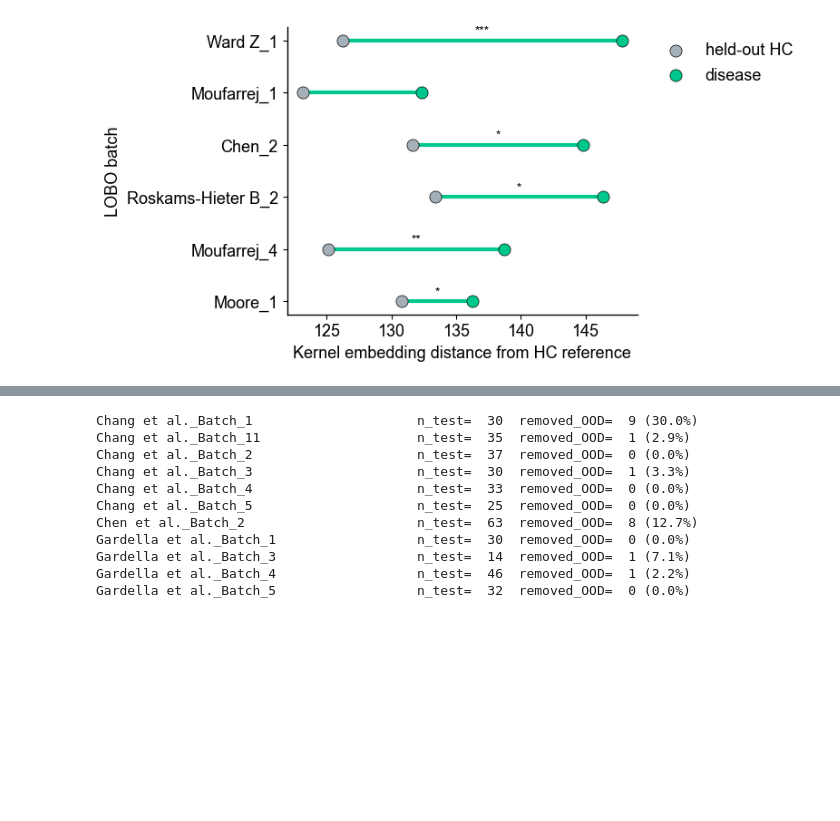
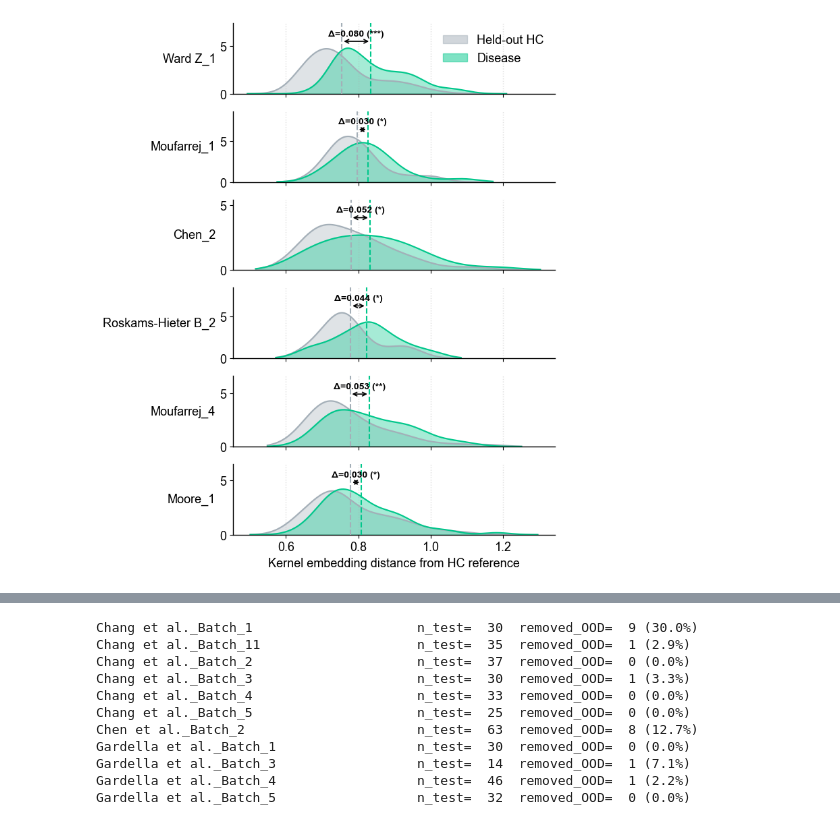
Before and after one commit to jmj3078/cfRNA_Disentaglement, a Jupyter notebook: MixedEffectsModeling/2_lobo_validation.ipynb, the cells around one changed output, grey strips where cells are left out. Drawn from its saved outputs; the diff is of its cells as text; code cells hidden in the pictures; blank space fills up the shorter version.

Commit message:
cv, lobo result debugging

```diff
--- a/MixedEffectsModeling/2_lobo_validation.ipynb
+++ b/MixedEffectsModeling/2_lobo_validation.ipynb
@@ -109,7 +169,8 @@ plot_mmd_direction(df_raw, FIG / 'mmd_direction.png')
 # %%
-# 2. SHASH-corrected MMD summary -- each gene's already-fit SHASH transform (cv_stats.csv)
-# applied to both the LOBO Z and the CV-reference centroid before the comparison
+# 2. SHASH-corrected MMD summary -- leave-one-batch-out per-gene SHASH (lobo_mmd.loo_shash_params,
+# fit on held-out HC from every OTHER batch) applied to the LOBO Z before comparing
 df_shash = lobo_mmd.mmd_summary_cached(force=False, shash=True)
+raw_shash = lobo_mmd.mmd_raw_cached(force=False, shash=True)
 print(df_shash.to_string(index=False))
 
 n_sig_shash = int(((df_shash['perm_p'] < 0.05) & df_shash['disease_farther']).sum())
@@ -127,10 +188,10 @@ Roskams-Hieter B et al._Batch_2    27     58 0.009380 0.049950   133.390350    1
 4/6 batches: MMD significant (p<0.05) AND disease farther from the in-fold HC reference than the held-out-HC noise floor. (SHASH-corrected)
 # %%
 # 3. SHASH-corrected MMD plots
-plot_mmd_bar(df_shash, FIG / 'mmd_bar_shash.png')
-plot_mmd_direction(df_shash, FIG / 'mmd_direction_shash.png')
+plot_mmd_bar(df_shash, raw_shash, FIG / 'mmd_bar_shash.png')
+plot_mmd_direction(df_shash, raw_shash, FIG / 'mmd_direction_shash.png')
 # %% [output]
-[figure, old version]
+[figure, new version]
 # %%
 # 4. Raw vs SHASH-corrected, side by side -- does the raw-scale call survive de-skewing?
 cmp = df_raw.merge(df_shash, on='batch', suffixes=('_raw', '_shash'))
```
Also changed, not shown: parts of 10 cells of this notebook, 10 other files.
